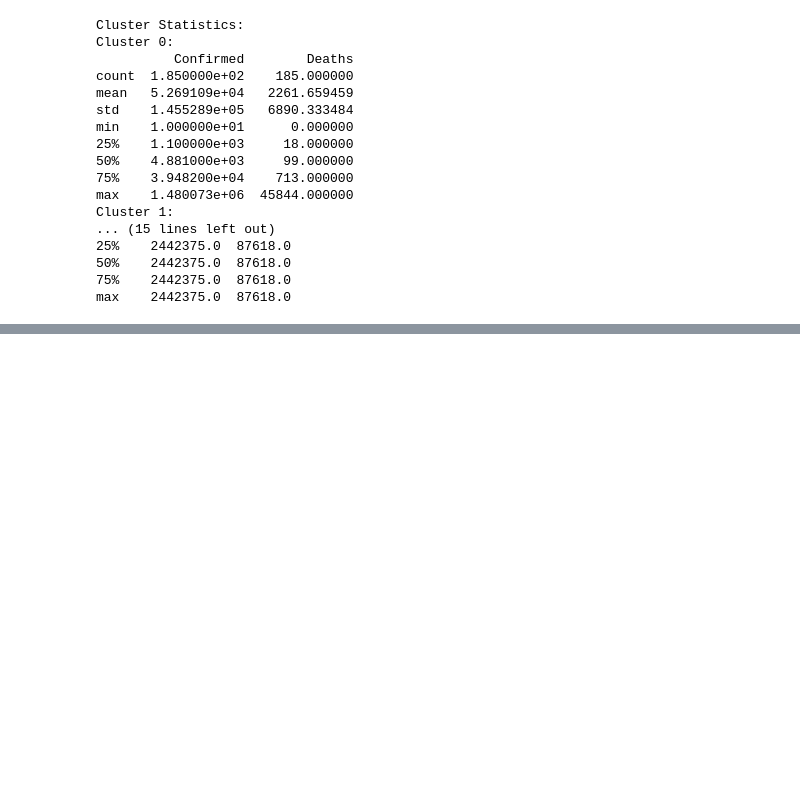
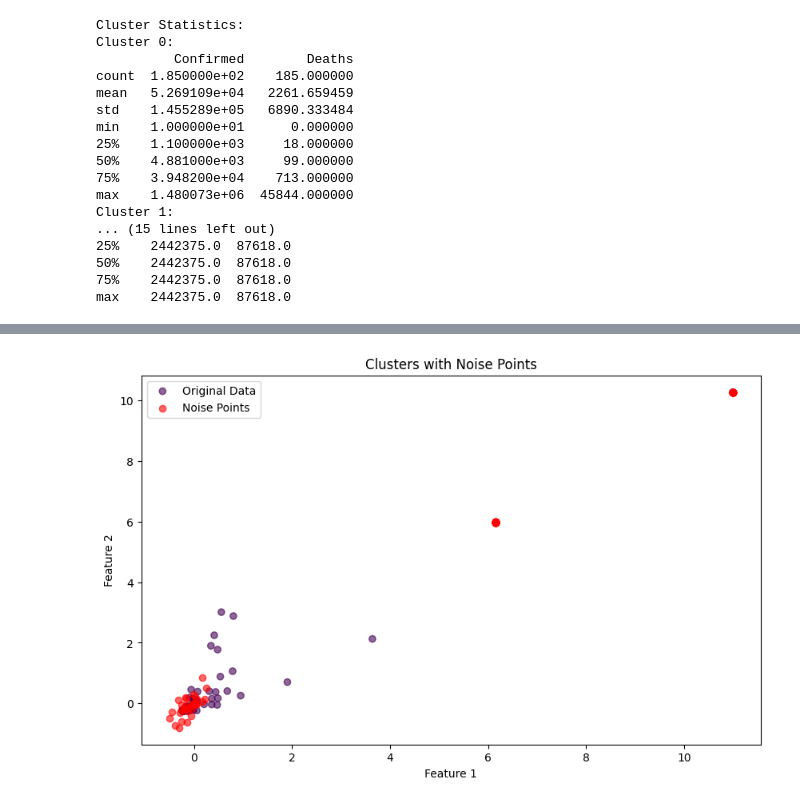
Before and after one commit to Lokey2411/data-mining-final-mission, a Jupyter notebook: GMMcovid.ipynb, the cells around one changed output, grey strips where cells are left out. Drawn from its saved outputs; the diff is of its cells as text; code cells hidden in the pictures; blank space fills up the shorter version.

```diff
--- a/GMMcovid.ipynb
+++ b/GMMcovid.ipynb
@@ -21,3 +21,4 @@ data_normalized = scaler.fit_transform(data_cluster)
 # Apply Gaussian Mixture Model (GMM)
 gmm = GaussianMixture(n_components=3, random_state=42)  # Set n_components as needed
 gmm.fit(data_normalized)
+labels = gmm.predict(data_normalized)
@@ -26,3 +25,19 @@ GaussianMixture(n_components=3, random_state=42)
+# %%
+# Tâm cụm và độ lệch chuẩn của GMM
+centers = gmm.means_
+covariances = gmm.covariances_
+
+num_noise_points = 100 #số lượng điểm nhiễunhiễu
+noise_scale = 0.3 #phân phối chuẩnchuẩn
+# %%
+# Sinh các điểm nhiễu quanh từng cụm
+noise_points = []
+for center, cov in zip(centers, covariances):
+    noise = np.random.multivariate_normal(mean=center, cov=cov * noise_scale, size=num_noise_points // len(centers))
+    noise_points.append(noise)
+# %%
+# Kết hợp các điểm nhiễu lại
+noise_points = np.vstack(noise_points)
 # %%
 # Predict cluster labels
 clusters = gmm.predict(data_normalized)
@@ -95,0 +115,11 @@ plt.show()
+# %%
+plt.figure(figsize=(10, 6))
+plt.scatter(data_normalized[:, 0], data_normalized[:, 1], c=labels, cmap='viridis', alpha=0.6, label='Original Data')
+plt.scatter(noise_points[:, 0], noise_points[:, 1], c='red', alpha=0.6, label='Noise Points')
+plt.legend()
+plt.title('Clusters with Noise Points')
+plt.xlabel('Feature 1')
+plt.ylabel('Feature 2')
+plt.show()
+# %% [output]
+[figure, added]
```
Also changed, not shown: parts of 5 cells of this notebook.
